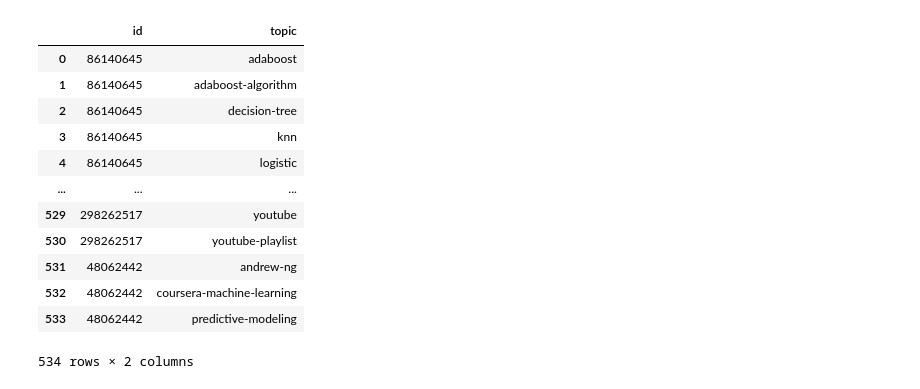
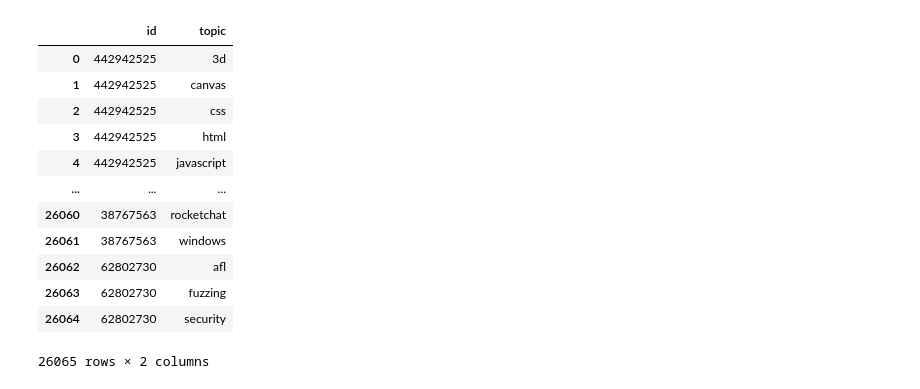
Before and after one commit to michbaum/githubGraph, a Jupyter notebook: GitHub_scraping.ipynb, the cells around one changed output. Cells and saved outputs as stored; diff of their text form; code cells hidden in the pictures.

```diff
--- a/GitHub_scraping.ipynb
+++ b/GitHub_scraping.ipynb
@@ -35,17 +36,19 @@ def get_repo_info(keyword, stop=10):
         repo_important_info = {}
         for info in info_to_scrape:
             repo_important_info[info] = repo_info[info]
+        repo_important_info['url'] = repo_url
+        repo_important_info['search_word'] = keyword
         all_repo_info[repo_name] = repo_important_info
-    repo_df = pd.DataFrame.from_dict(all_repo_info, orient='index', columns=info_to_scrape)
+    repo_df = pd.DataFrame.from_dict(all_repo_info, orient='index', columns=info_to_scrape+['url','search_word'])
     return repo_df
 
-def all_repo_info(keyword, stop=10):
-    repo_df = pd.DataFrame(columns=['name',"stargazers_count", "forks_count", 'subscribers_count', 'topics', 'language', 'created_at','updated_at'])
+def all_repo_info(keywords, stop=10):
+    repo_df = pd.DataFrame(columns=['name',"stargazers_count", "forks_count", 'subscribers_count', 'topics', 'language', 'created_at','updated_at','url','search_word'])
     for k in keywords:
         new_repo = get_repo_info(k, stop=stop)
         print(k,len(new_repo.index))
         repo_df = pd.concat([repo_df,new_repo])
-        repo_df.to_csv('most_updated_repo_info.csv')
+        repo_df.to_csv('most_updated_repo_info_stop25to75.csv')
     return repo_df
 
 
@@ -66,15 +69,13 @@ TYPE = 'Repositories'
 def get_repo_urls(keyword, stop=10):
     urls = []
     page = None
-    for page_num in tqdm(range(0, stop),desc="Scraping top GitHub URLs..."):
+    for page_num in tqdm(range(25, stop),desc="Scraping top GitHub URLs..."):
         keyword_no_space = ("+").join(keyword.split(" "))
         url = f"https://github.com/search?o=desc&p={str(page_num)}&q={keyword_no_space}&s=&type={TYPE}"
         if page and page.status_code == 429:
-            print('sleeping')
             time.sleep(60)
         page = requests.get(url, headers={'User-agent':'Mozilla/5.0 (Macintosh; Intel Mac OS X 10_15_7) AppleWebKit/605.1.15 (KHTML, like Gecko) Version/15.4 Safari/605.1.15'})
         if page.status_code == 429:
-            print('sleeping')
             time.sleep(60)
         soup = BeautifulSoup(page.text, "html.parser")
         a_tags = soup.find_all("a", class_=SCRAPE_CLASS[TYPE])
@@ -83,6 +84,6 @@ def get_repo_urls(keyword, stop=10):
         time.sleep(5)
     return urls
 # %%
-info = all_repo_info(github_topics, stop=10)
-#repos_1 = get_repo_urls("machine learning", stop=10)
-#print(len(repos_1))
+info = all_repo_info(github_topics, stop=75)
+topic_rel = topic_relationship_table(info)
+topic_rel.to_csv('topic_relationship_table_stop25to75.csv')
@@ -109,20 +124,19 @@ info
 # %%
-topic_df = topic_relationship_table(info)
-topic_df
+topic_rel
 # %% [output]
 |  | id | topic |
-| 0 | 86140645 | adaboost |
-| 1 | 86140645 | adaboost-algorithm |
-| 2 | 86140645 | decision-tree |
-| 3 | 86140645 | knn |
-| 4 | 86140645 | logistic |
+| 0 | 442942525 | 3d |
+| 1 | 442942525 | canvas |
+| 2 | 442942525 | css |
+| 3 | 442942525 | html |
+| 4 | 442942525 | javascript |
 | ... | ... | ... |
-| 529 | 298262517 | youtube |
-| 530 | 298262517 | youtube-playlist |
-| 531 | 48062442 | andrew-ng |
-| 532 | 48062442 | coursera-machine-learning |
-| 533 | 48062442 | predictive-modeling |
+| 26060 | 38767563 | rocketchat |
+| 26061 | 38767563 | windows |
+| 26062 | 62802730 | afl |
+| 26063 | 62802730 | fuzzing |
+| 26064 | 62802730 | security |
-534 rows × 2 columns
+26065 rows × 2 columns
 # %%
 repo_info
 # %% [output]
```
Also changed, not shown: parts of 5 cells of this notebook, 12 other files.
